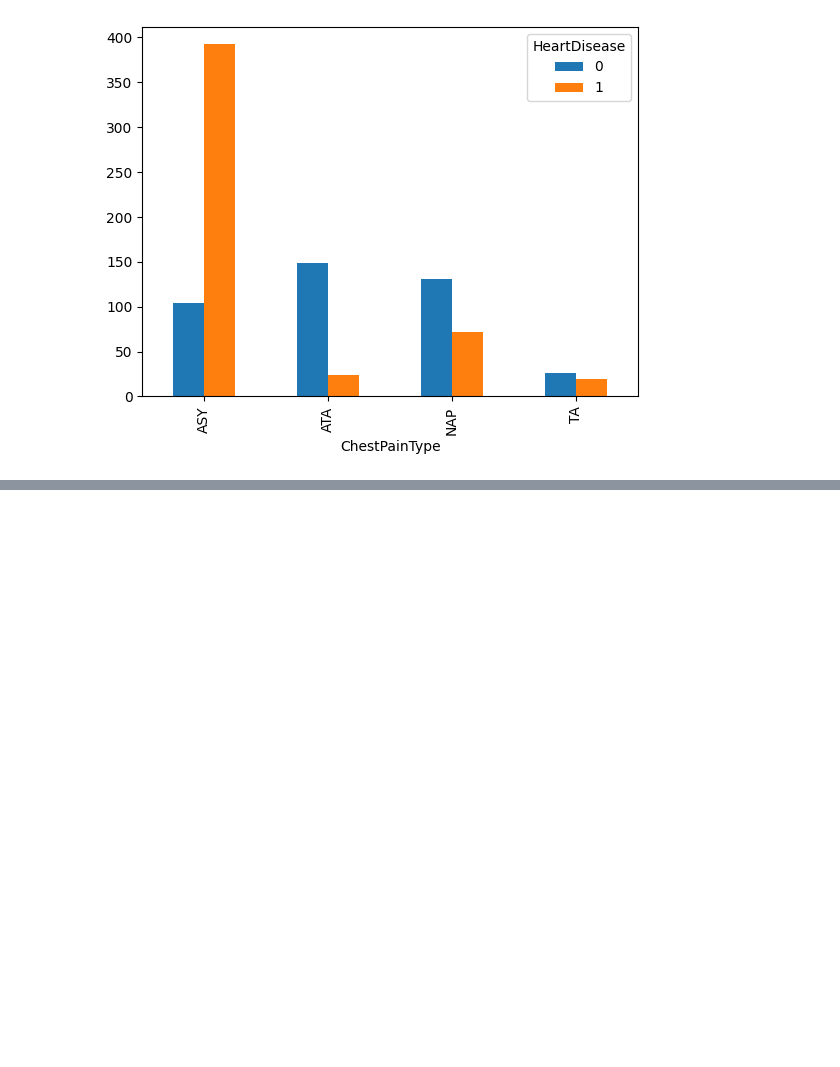
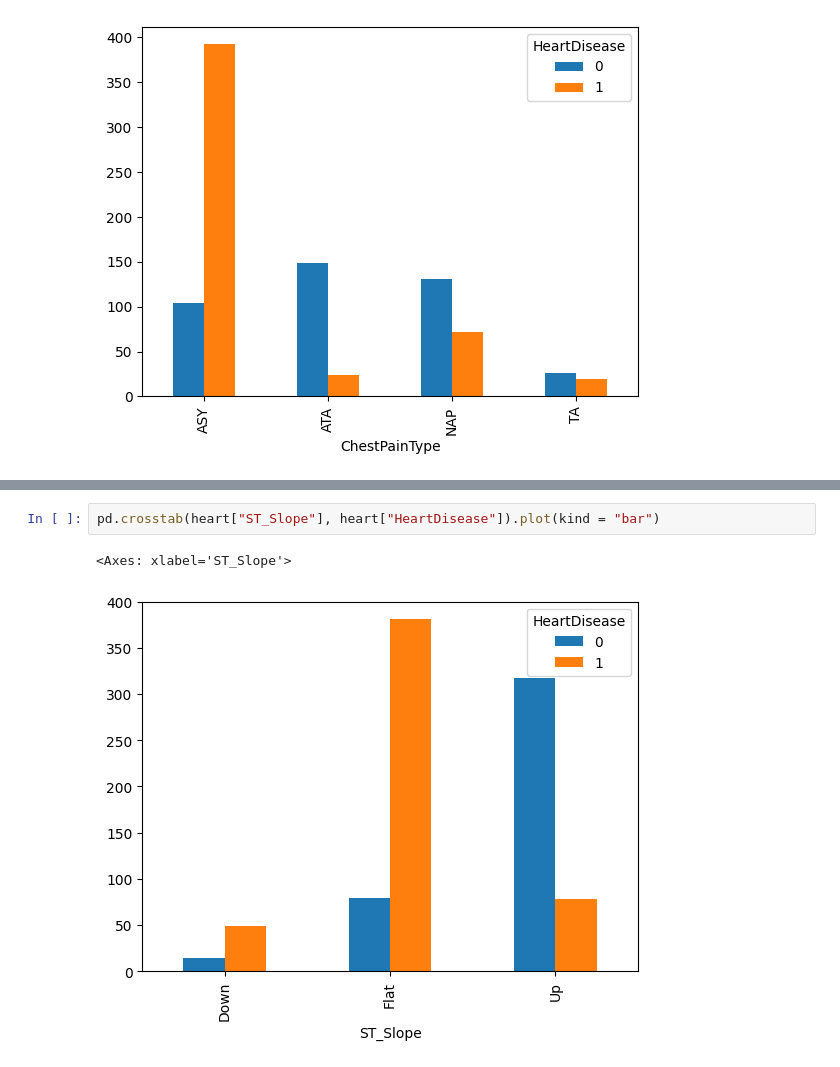
Before and after one commit to MaryiaKhomchanka/HeartFailure_MachineLearning_Training_Project, a Jupyter notebook: data_analysis.ipynb, the cells around one changed output, grey strips where cells are left out. Drawn from its saved outputs; the diff is of its cells as text; blank space fills up the shorter version.

```diff
--- a/data_analysis.ipynb
+++ b/data_analysis.ipynb
@@ -194,0 +222,5 @@ pd.crosstab(heart["ChestPainType"], heart["HeartDisease"]).plot(kind = "bar")
+# %%
+pd.crosstab(heart["ST_Slope"], heart["HeartDisease"]).plot(kind = "bar")
+# %% [output]
+<Axes: xlabel='ST_Slope'>
+[figure, added]
```
Also changed, not shown: parts of 4 cells of this notebook.
